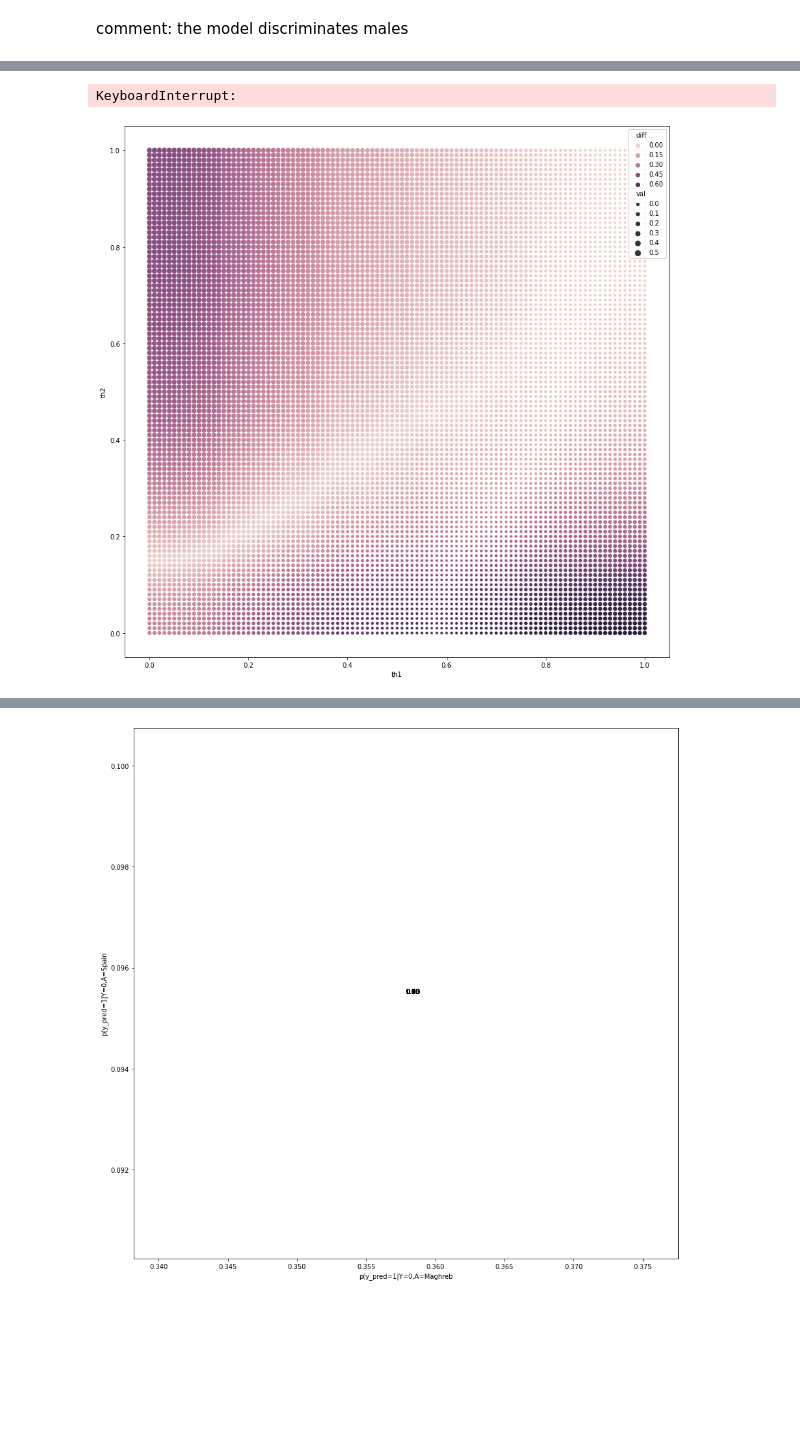
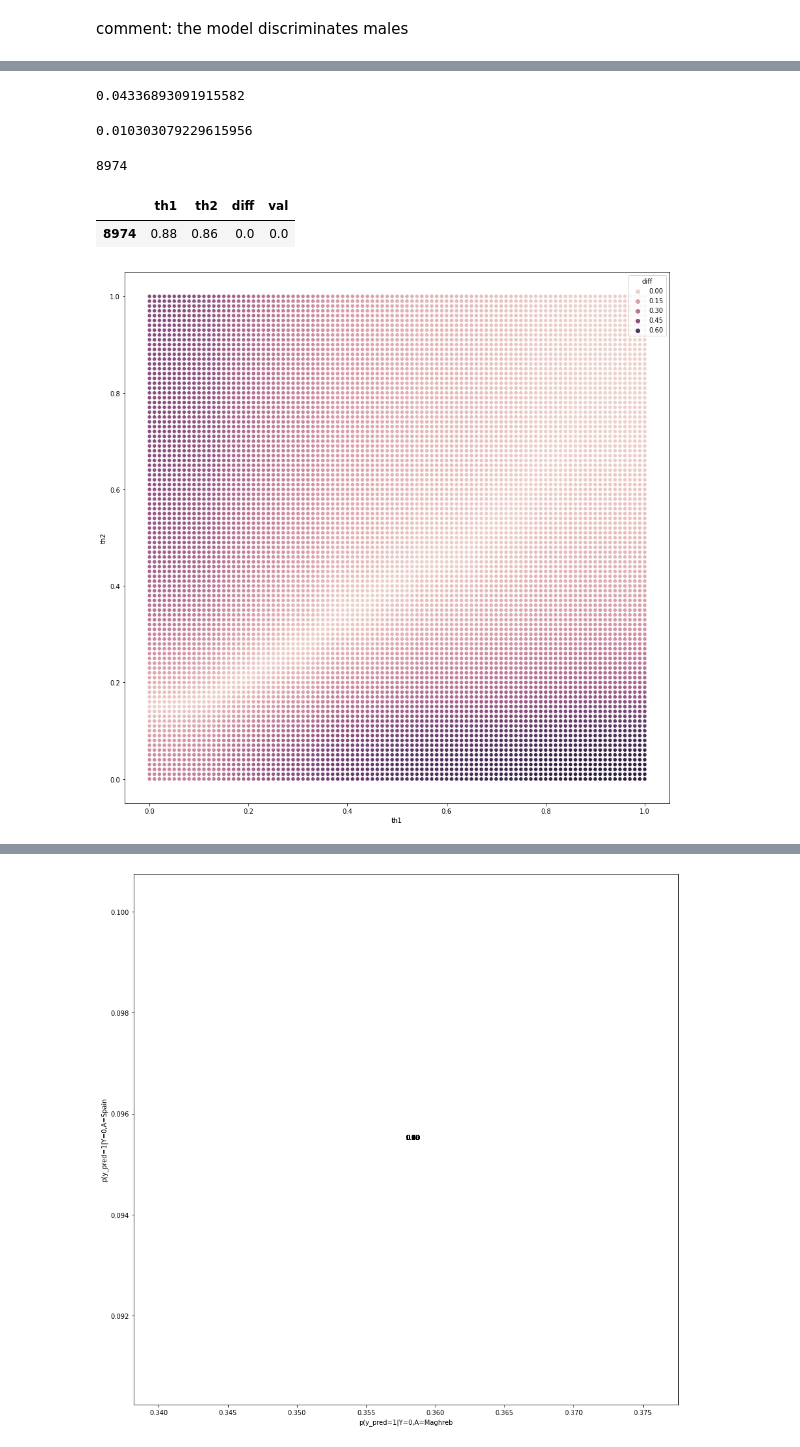
Before and after one commit to Starostka/algorithmic-fairness, a Jupyter notebook: exploration_oliver1.ipynb, the cells around one changed output, grey strips where cells are left out. Saved outputs shown, nothing was run; the diff lists cells and outputs as text; code cells hidden in the pictures; blank space fills up the shorter version.

```diff
--- a/exploration_oliver1.ipynb
+++ b/exploration_oliver1.ipynb
@@ -398,0 +422,3 @@ Model does not pass independence test
+# %%
+p1,p2,p3,p4 = test_seperation(y_pred, X_test, y_test, "V4_area_origin", 2, 4, th1=0.88, th2=0.86)
+abs(p3-p4)
@@ -399,20 +432,56 @@ Model does not pass independence test
+# %%
+abss = []
+for _ in range(500):
+    th = .5
+    sample_th1 = 0.35
+    sample_th2 = 0.75
+    ths = [sample_th1 if r < th else sample_th2 for r in np.random.random(y_pred_proba[filter_sensitive_group1].shape[0])]
+
+    p1,p2,p3,p4 = test_seperation(y_pred, X_test, y_test, "V4_area_origin", 2, 4, th1=ths, th2=.35, print_results=False)
+    abss.append(abs(p3-p4))
+np.mean(abss)
+# %% [output]
+0.04336893091915582
+# %%
+abss = []
+for _ in range(500):
+    th = .5
+    sample_th1 = 0.35
+    sample_th2 = 0.75
+    ths = [sample_th1 if r < th else sample_th2 for r in np.random.random(y_pred_proba[filter_sensitive_group1].shape[0])]
+
+    p1,p2,p3,p4 = test_seperation(y_pred, X_test, y_test, "V4_area_origin", 2, 4, th1=ths, th2=.40, print_results=False)
+    abss.append(abs(p3-p4))
+np.mean(abss)
+# %% [output]
+0.010303079229615956
 # %%
 tps = []
 for th1 in np.linspace(0,1,101):
     for th2 in np.linspace(0,1,101):
-        val, diff = test_seperation(y_pred, X_test, y_test, "V4_area_origin", 2, 4, th1, th2, print_results=False)
+        _,_,p3,p4 = test_seperation(y_pred, X_test, y_test, "V4_area_origin", 2, 4, th1, th2, print_results=False)
+        diff = abs(p3-p4)
+        val = p3+p4
         tps.append({"th1":th1,"th2":th2,"diff":diff, "val":val})
-# %% [output]
-KeyboardInterrupt:
 # %%
 tps = pd.DataFrame(tps)
+# %%
+tps["diff"].argmin()
+# %% [output]
+8974
+# %%
+# dataframe get from index
+tps[tps.index == 8974]
+# %% [output]
+|  | th1 | th2 | diff | val |
+| 8974 | 0.88 | 0.86 | 0.0 | 0.0 |
 # %%
 # seaborn plot heatmap of gridsearch th1 and th2
 plt.figure(figsize=(15,15))
-sns.scatterplot(data=tps, x="th1", y="th2", hue="diff", size="val")
+sns.scatterplot(data=tps, x="th1", y="th2", hue="diff")
 plt.show()
 # %% [output]
-[figure, old version]
+[figure, new version]
 # %%
 p_2s = []
 p_3s = []
```
Also changed, not shown: parts of 8 cells of this notebook.
